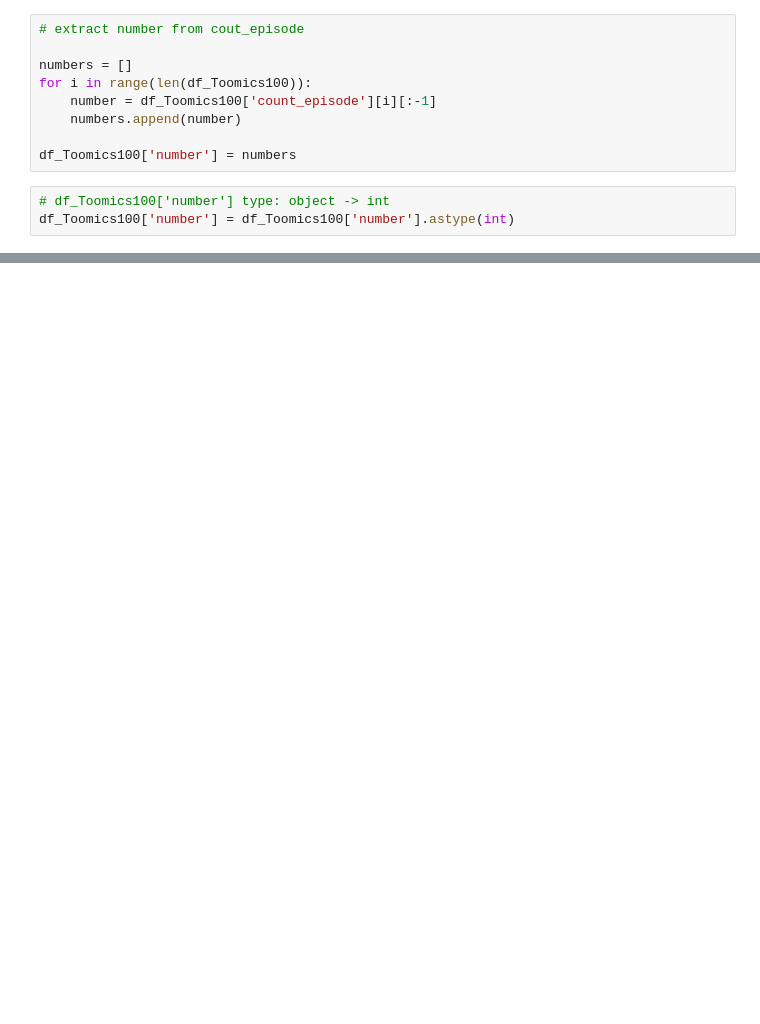
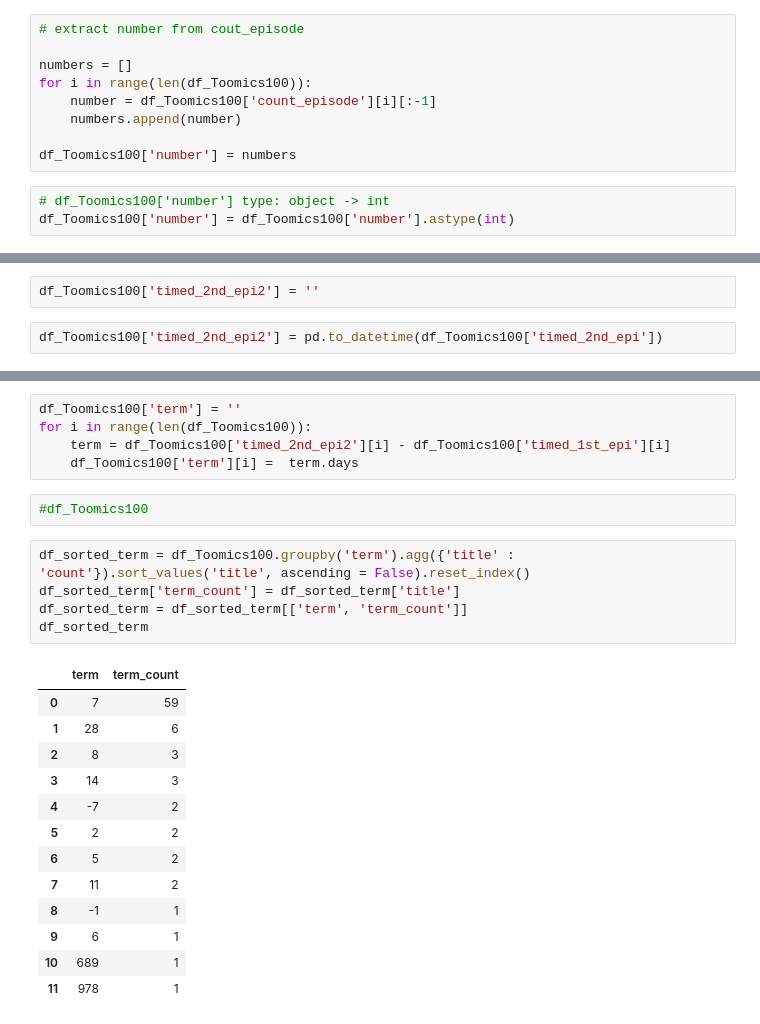
Before and after one commit to shinevol53/Webtoon, a Jupyter notebook: EDA_Toomics_Top100.ipynb, the cells around one changed output, grey strips where cells are left out. Drawn from its saved outputs; the diff is of its cells as text; blank space fills up the shorter version.

```diff
--- a/EDA_Toomics_Top100.ipynb
+++ b/EDA_Toomics_Top100.ipynb
@@ -87,0 +233,4 @@ df_Toomics100[df_Toomics100['number'] == df_Toomics100['number'].max()]
+# %%
+df_Toomics100['timed_2nd_epi2'] = ''
+# %%
+df_Toomics100['timed_2nd_epi2'] = pd.to_datetime(df_Toomics100['timed_2nd_epi'])
@@ -87,0 +245,26 @@ df_Toomics100[df_Toomics100['number'] == df_Toomics100['number'].max()]
+# %%
+df_Toomics100['term'] = ''
+for i in range(len(df_Toomics100)):
+    term = df_Toomics100['timed_2nd_epi2'][i] - df_Toomics100['timed_1st_epi'][i]
+    df_Toomics100['term'][i] =  term.days
+# %%
+#df_Toomics100
+# %%
+df_sorted_term = df_Toomics100.groupby('term').agg({'title' : 'count'}).sort_values('title', ascending = False).reset_index()
+df_sorted_term['term_count'] = df_sorted_term['title']
+df_sorted_term = df_sorted_term[['term', 'term_count']]
+df_sorted_term
+# %% [output]
+|  | term | term_count |
+| 0 | 7 | 59 |
+| 1 | 28 | 6 |
+| 2 | 8 | 3 |
+| 3 | 14 | 3 |
+| 4 | -7 | 2 |
+| 5 | 2 | 2 |
+| 6 | 5 | 2 |
+| 7 | 11 | 2 |
+| 8 | -1 | 1 |
+| 9 | 6 | 1 |
+| 10 | 689 | 1 |
+| 11 | 978 | 1 |
```
Also changed, not shown: parts of 39 cells of this notebook.
